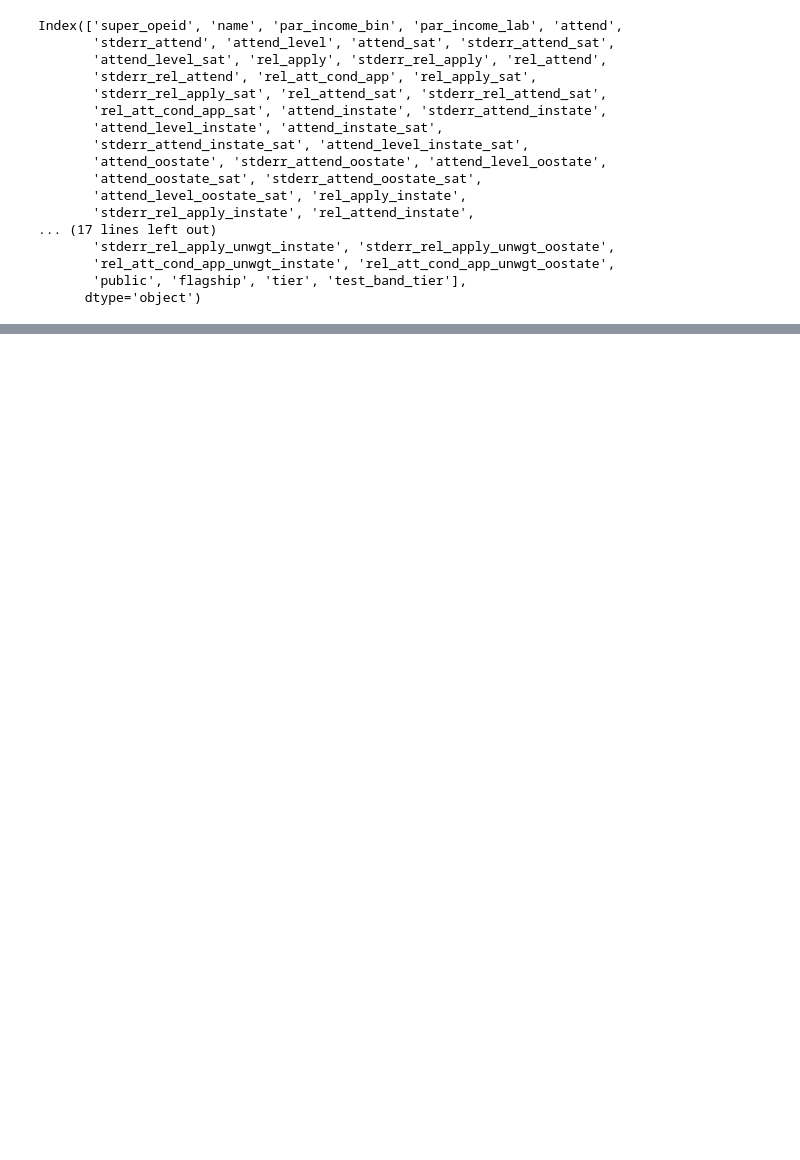
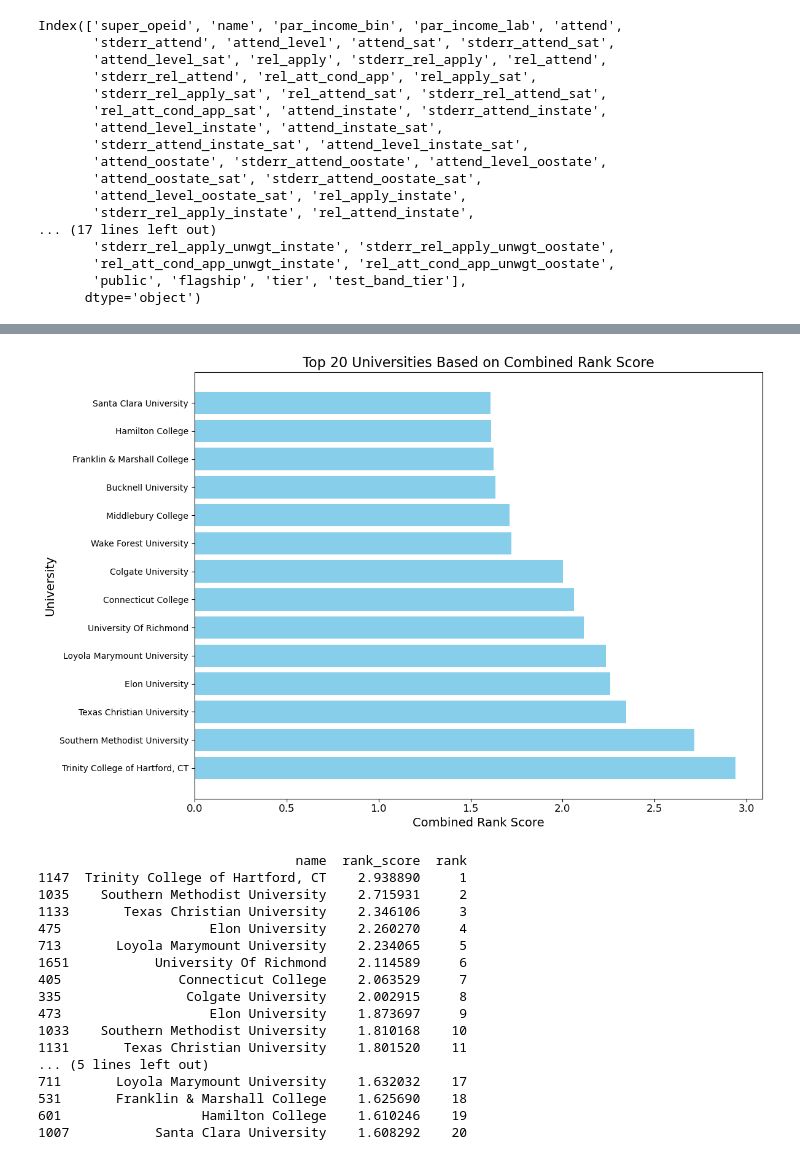
Before and after one commit to Laurennc33/ds4200_final_project, a Jupyter notebook: StaticPlots.ipynb, the cells around one changed output, grey strips where cells are left out. Cells and saved outputs as stored; diff of their text form; code cells hidden in the pictures; blank space fills up the shorter version.

```diff
--- a/StaticPlots.ipynb
+++ b/StaticPlots.ipynb
@@ -82,0 +31,62 @@ print(df_top_n.head())
+# %%
+import pandas as pd
+import matplotlib.pyplot as plt
+
+# Load the dataset
+url = "college_admissions.csv"  # Replace with the correct path to your dataset
+df = pd.read_csv(url)
+
+# Create a new column 'rank_score' by combining different factors
+# Here, we'll take the average of 'attend', 'attend_sat', and 'rel_apply'
+df['rank_score'] = df[['attend', 'attend_sat', 'rel_apply']].mean(axis=1)
+
+# Sort universities based on the 'rank_score'
+df_sorted = df[['name', 'rank_score']].sort_values(by='rank_score', ascending=False)
+
+# Assign ranks based on sorted order
+df_sorted['rank'] = range(1, len(df_sorted) + 1)
+
+# Limit the plot to the top N universities (e.g., top 20)
+top_n = 20
+df_top_n = df_sorted.head(top_n)
+
+# Plot the universities based on their rank score (not rank)
+plt.figure(figsize=(12, 8))  # Increase figure size for readability
+plt.barh(df_top_n['name'], df_top_n['rank_score'], color='skyblue')
+
+# Improve labels and title
+plt.xlabel('Combined Rank Score', fontsize=14)
+plt.ylabel('University', fontsize=14)
+plt.title(f'Top {top_n} Universities Based on Combined Rank Score', fontsize=16)
+
+
+
+# Adjust font size for better readability
+plt.xticks(fontsize=12)
+plt.yticks(fontsize=10)
+
+# Show the plot
+plt.tight_layout()  # Ensure everything fits within the plot
+plt.show()
+
+# Optionally, display the first few rows to check the rankings
+print(df_top_n)
+# %% [output]
+[figure, added]
+                                 name  rank_score  rank
+1147  Trinity College of Hartford, CT    2.938890     1
+1035    Southern Methodist University    2.715931     2
+1133       Texas Christian University    2.346106     3
+475                   Elon University    2.260270     4
+713       Loyola Marymount University    2.234065     5
+1651           University Of Richmond    2.114589     6
+405               Connecticut College    2.063529     7
+335                Colgate University    2.002915     8
+473                   Elon University    1.873697     9
+1033    Southern Methodist University    1.810168    10
+1131       Texas Christian University    1.801520    11
+... (5 lines left out)
+711       Loyola Marymount University    1.632032    17
+531       Franklin & Marshall College    1.625690    18
+601                  Hamilton College    1.610246    19
+1007           Santa Clara University    1.608292    20
```
Also changed, not shown: parts of 1 cell of this notebook, 1 other file.
